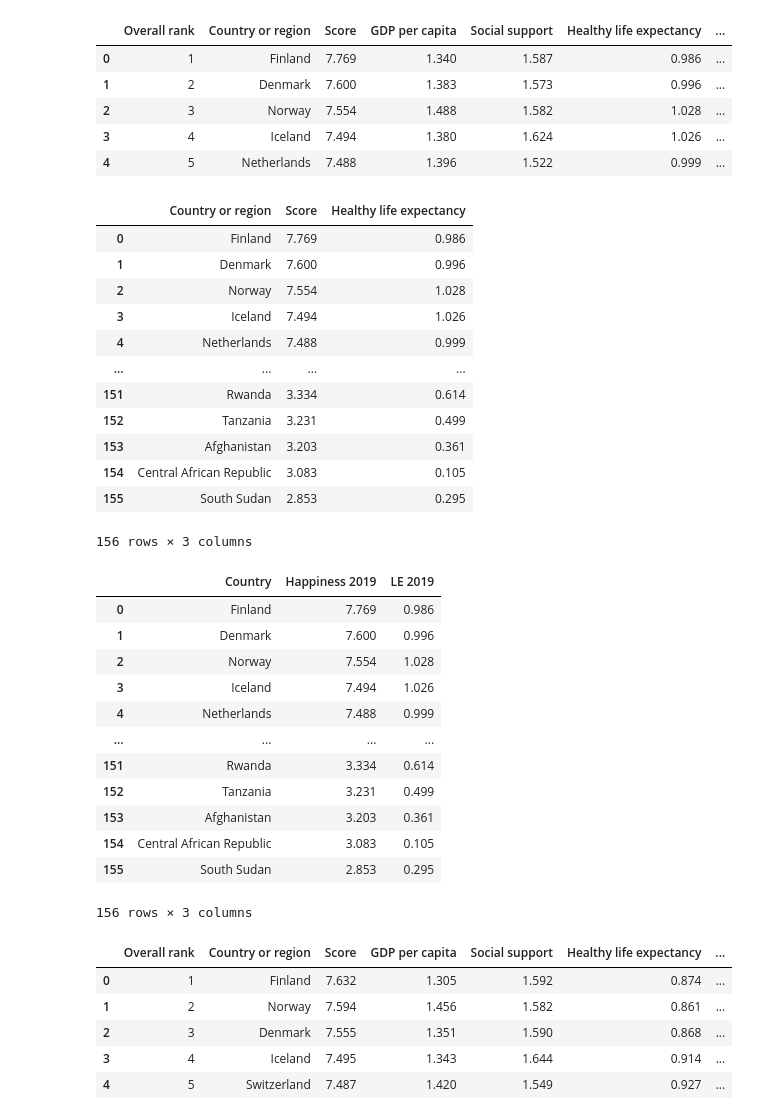
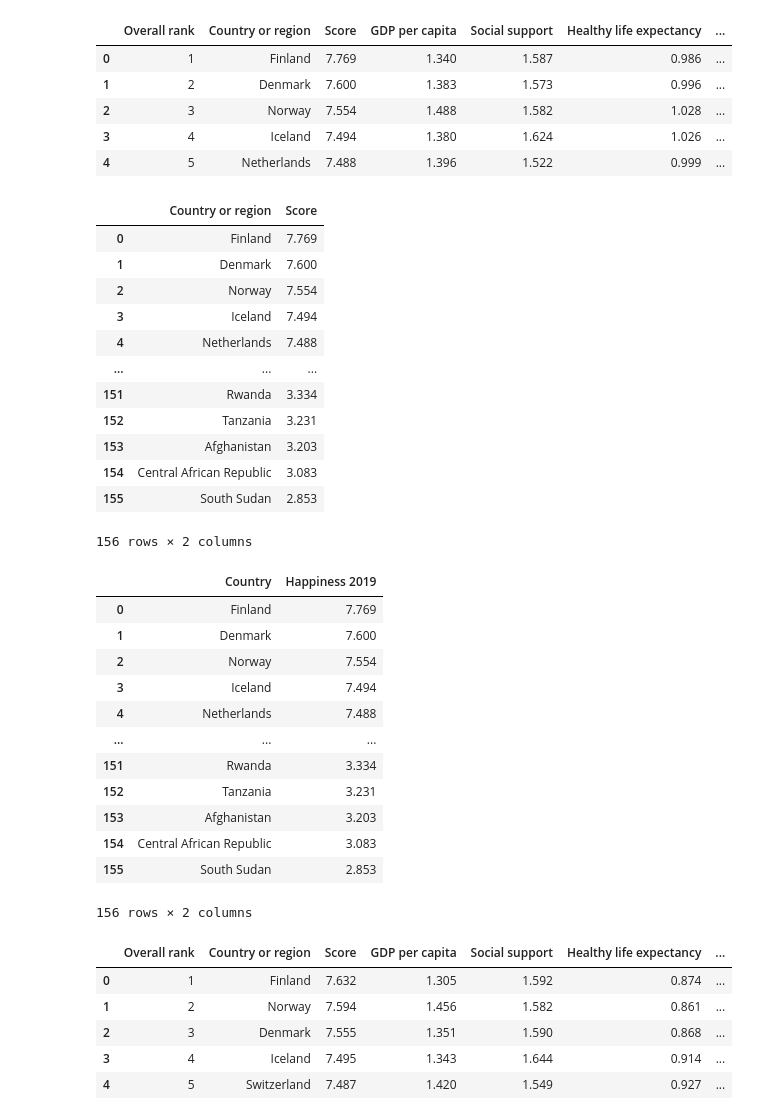
Before and after one commit to thn22/Dedupeanalytics, a Jupyter notebook: Dedupeanalytics.ipynb, the cells around one changed output. Drawn from its saved outputs; the diff is of its cells as text; code cells hidden in the pictures.

```diff
--- a/Dedupeanalytics.ipynb
+++ b/Dedupeanalytics.ipynb
@@ -36,22 +99,22 @@ H19_data_df.head()
 | 4 | 5 | Netherlands | 7.488 | 1.396 | 1.522 | 0.999 | ... |
 # %%
 H19_data_cleaned = H19_data_df.drop(columns = ['GDP per capita' , 'Social support' , 'Freedom to make life choices' ,
-                                               'Generosity' , 'Perceptions of corruption' , 'Overall rank'])
+                                               'Generosity' , 'Perceptions of corruption' , 'Overall rank' ,'Healthy life expectancy'])
 H19_data_cleaned
 # %% [output]
-|  | Country or region | Score | Healthy life expectancy |
-| 0 | Finland | 7.769 | 0.986 |
-| 1 | Denmark | 7.600 | 0.996 |
-| 2 | Norway | 7.554 | 1.028 |
-| 3 | Iceland | 7.494 | 1.026 |
-| 4 | Netherlands | 7.488 | 0.999 |
-| ... | ... | ... | ... |
-| 151 | Rwanda | 3.334 | 0.614 |
-| 152 | Tanzania | 3.231 | 0.499 |
-| 153 | Afghanistan | 3.203 | 0.361 |
-| 154 | Central African Republic | 3.083 | 0.105 |
-| 155 | South Sudan | 2.853 | 0.295 |
+|  | Country or region | Score |
+| 0 | Finland | 7.769 |
+| 1 | Denmark | 7.600 |
+| 2 | Norway | 7.554 |
+| 3 | Iceland | 7.494 |
+| 4 | Netherlands | 7.488 |
+| ... | ... | ... |
+| 151 | Rwanda | 3.334 |
+| 152 | Tanzania | 3.231 |
+| 153 | Afghanistan | 3.203 |
+| 154 | Central African Republic | 3.083 |
+| 155 | South Sudan | 2.853 |
-156 rows × 3 columns
+156 rows × 2 columns
 # %%
 H19_data_cleaned_df = H19_data_cleaned.rename(columns = {'Score': 'Happiness 2019',
                                                          'Healthy life expectancy': 'LE 2019' ,
@@ -59,19 +122,19 @@ H19_data_cleaned_df = H19_data_cleaned.rename(columns = {'Score': 'Happiness 201
 
 H19_data_cleaned_df
 # %% [output]
-|  | Country | Happiness 2019 | LE 2019 |
-| 0 | Finland | 7.769 | 0.986 |
-| 1 | Denmark | 7.600 | 0.996 |
-| 2 | Norway | 7.554 | 1.028 |
-| 3 | Iceland | 7.494 | 1.026 |
-| 4 | Netherlands | 7.488 | 0.999 |
-| ... | ... | ... | ... |
-| 151 | Rwanda | 3.334 | 0.614 |
-| 152 | Tanzania | 3.231 | 0.499 |
-| 153 | Afghanistan | 3.203 | 0.361 |
-| 154 | Central African Republic | 3.083 | 0.105 |
-| 155 | South Sudan | 2.853 | 0.295 |
+|  | Country | Happiness 2019 |
+| 0 | Finland | 7.769 |
+| 1 | Denmark | 7.600 |
+| 2 | Norway | 7.554 |
+| 3 | Iceland | 7.494 |
+| 4 | Netherlands | 7.488 |
+| ... | ... | ... |
+| 151 | Rwanda | 3.334 |
+| 152 | Tanzania | 3.231 |
+| 153 | Afghanistan | 3.203 |
+| 154 | Central African Republic | 3.083 |
+| 155 | South Sudan | 2.853 |
-156 rows × 3 columns
+156 rows × 2 columns
 # %%
 csv_file = "resources/2018.csv"
 H18_data_df = pd.read_csv(csv_file)
```
Also changed, not shown: parts of 14 cells of this notebook, 1 other file.
